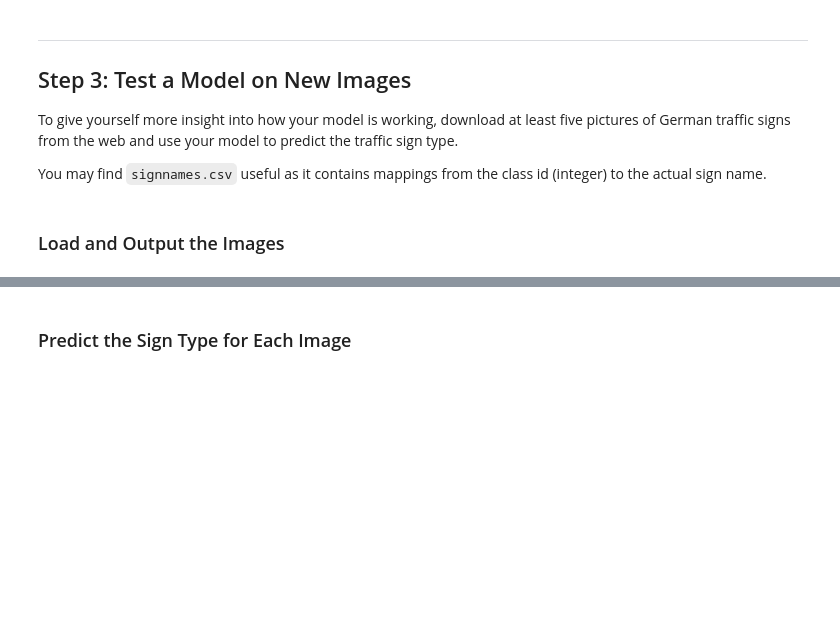
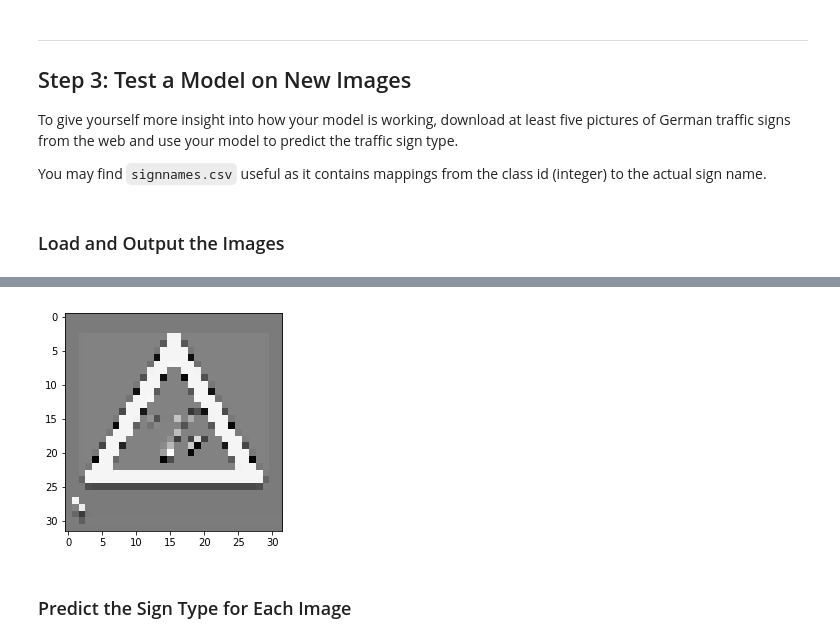
Before and after one commit to clockworks/nd-carnd-traffic-sign-classifier-p2, a Jupyter notebook: Traffic_Sign_Classifier.ipynb, the cells around one changed output, grey strips where cells are left out. Saved outputs shown, nothing was run; the diff lists cells and outputs as text; code cells hidden in the pictures; blank space fills up the shorter version.

```diff
--- a/Traffic_Sign_Classifier.ipynb
+++ b/Traffic_Sign_Classifier.ipynb
@@ -362,2 +375,7 @@ You may find `signnames.csv` useful as it contains mappings from the class id (i
+# %%
+imgplot = plt.imshow(images[1], cmap="gray")
+plt.show()
+# %% [output]
+[figure, added]
 # %% [markdown]
 ### Predict the Sign Type for Each Image
```
Also changed, not shown: parts of 6 cells of this notebook.
